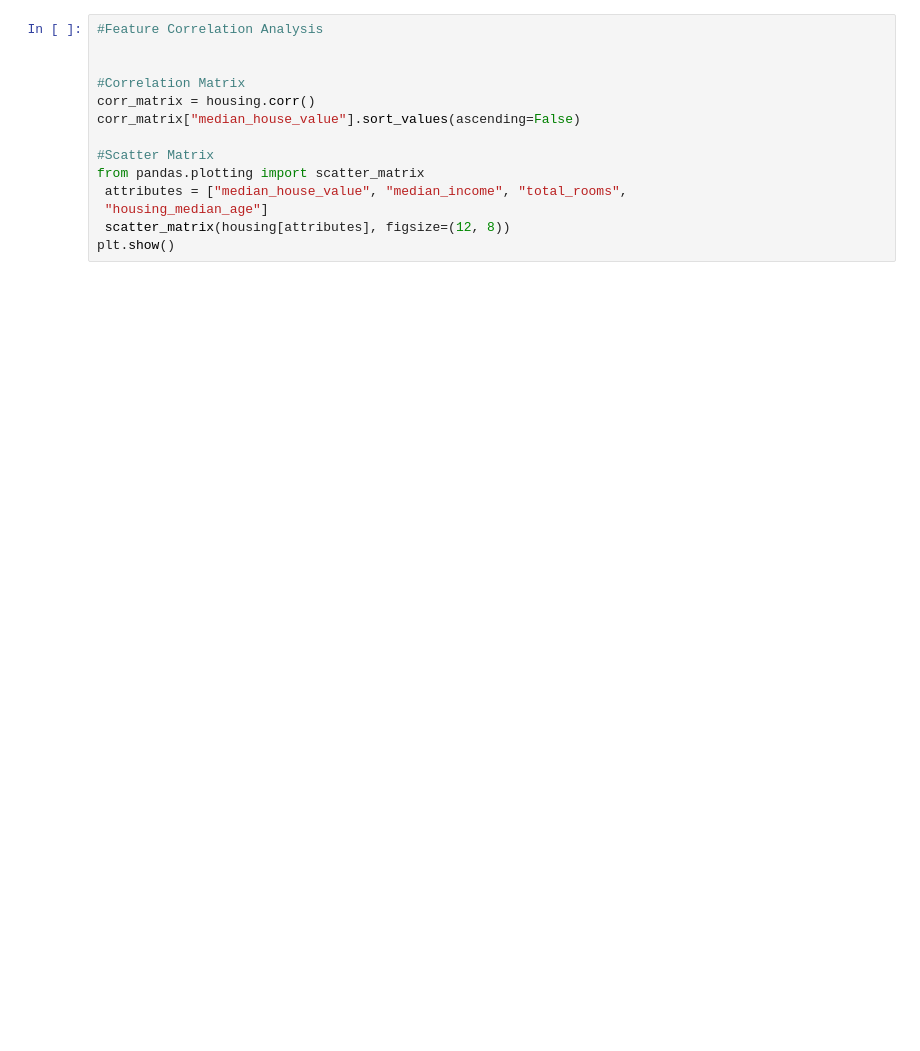
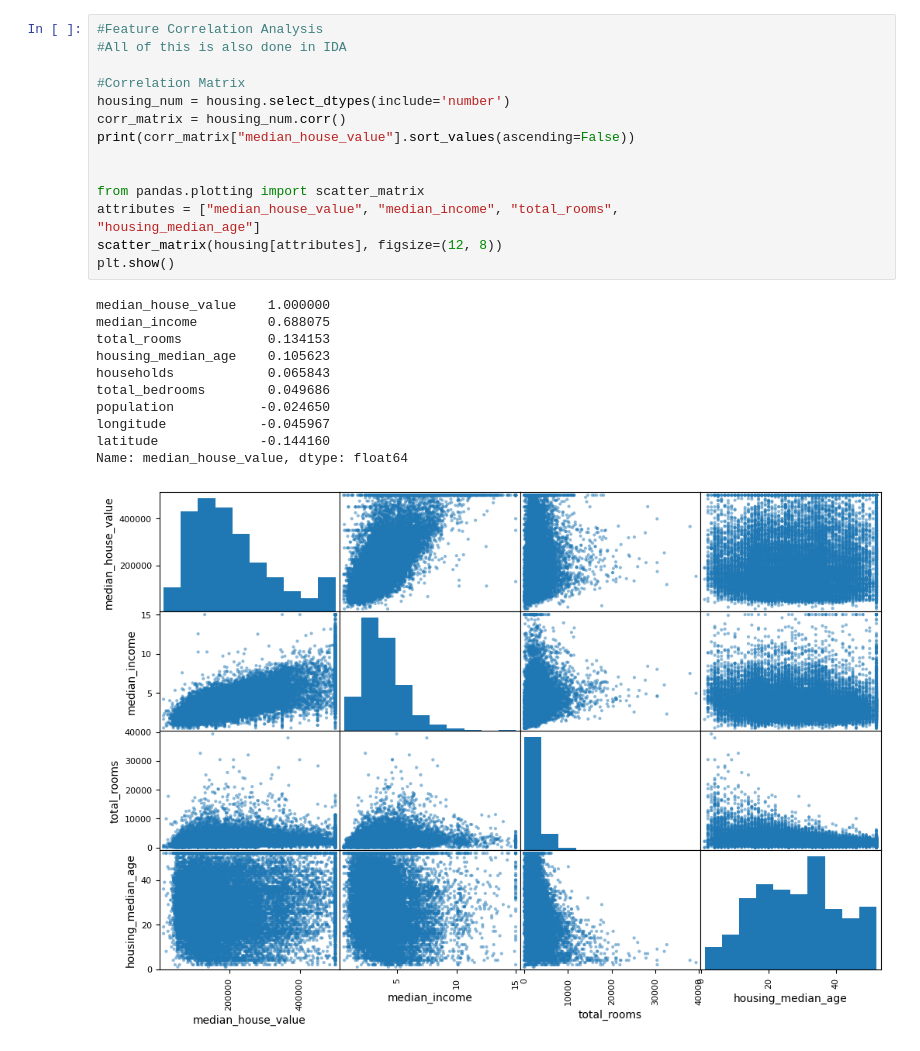
Before and after one commit to MikeysPetSnakeCollection/cmse492_aml, a Jupyter notebook: eda.ipynb, the cells around one changed output. Drawn from its saved outputs; the diff is of its cells as text; blank space fills up the shorter version.

```diff
--- a/eda.ipynb
+++ b/eda.ipynb
@@ -43,17 +48,30 @@ plt.show()
 # %%
 #Feature Correlation Analysis
+#All of this is also done in IDA
+
+#Correlation Matrix
+housing_num = housing.select_dtypes(include='number')
+corr_matrix = housing_num.corr()
+print(corr_matrix["median_house_value"].sort_values(ascending=False))
 
 
-#Correlation Matrix
-corr_matrix = housing.corr()
-corr_matrix["median_house_value"].sort_values(ascending=False)
-
-#Scatter Matrix
 from pandas.plotting import scatter_matrix
- attributes = ["median_house_value", "median_income", "total_rooms",
- "housing_median_age"]
- scatter_matrix(housing[attributes], figsize=(12, 8))
+attributes = ["median_house_value", "median_income", "total_rooms",
+"housing_median_age"]
+scatter_matrix(housing[attributes], figsize=(12, 8))
 plt.show()
+# %% [output]
+median_house_value    1.000000
+median_income         0.688075
+total_rooms           0.134153
+housing_median_age    0.105623
+households            0.065843
+total_bedrooms        0.049686
+population           -0.024650
+longitude            -0.045967
+latitude             -0.144160
+Name: median_house_value, dtype: float64
+[figure, added]
 # %%
 #Feature Engineering and Creation
 # cluster similarities, incorporate clusters into data
```
Also changed, not shown: parts of 3 cells of this notebook, 4 other files.
